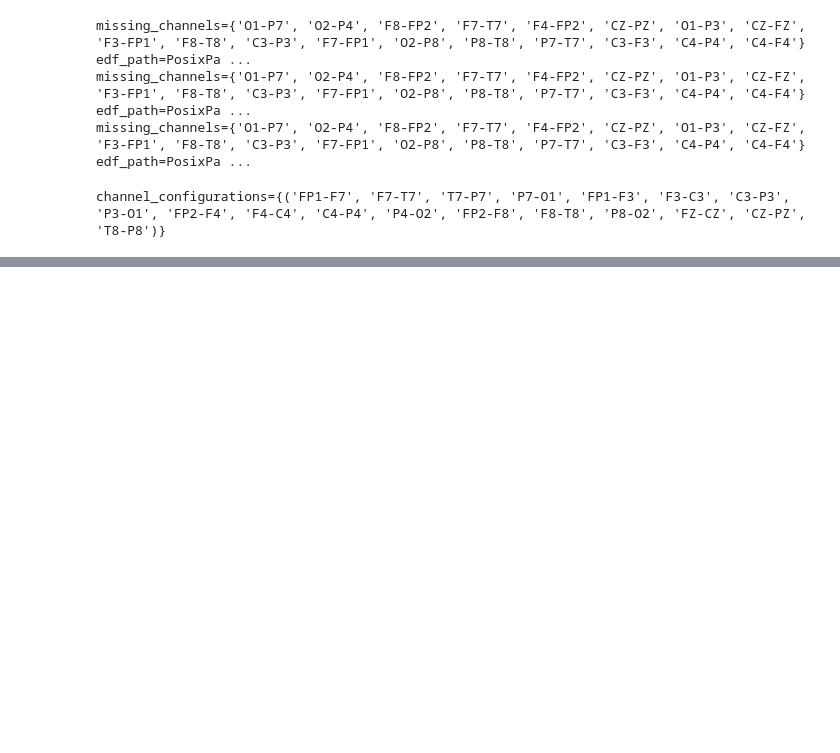
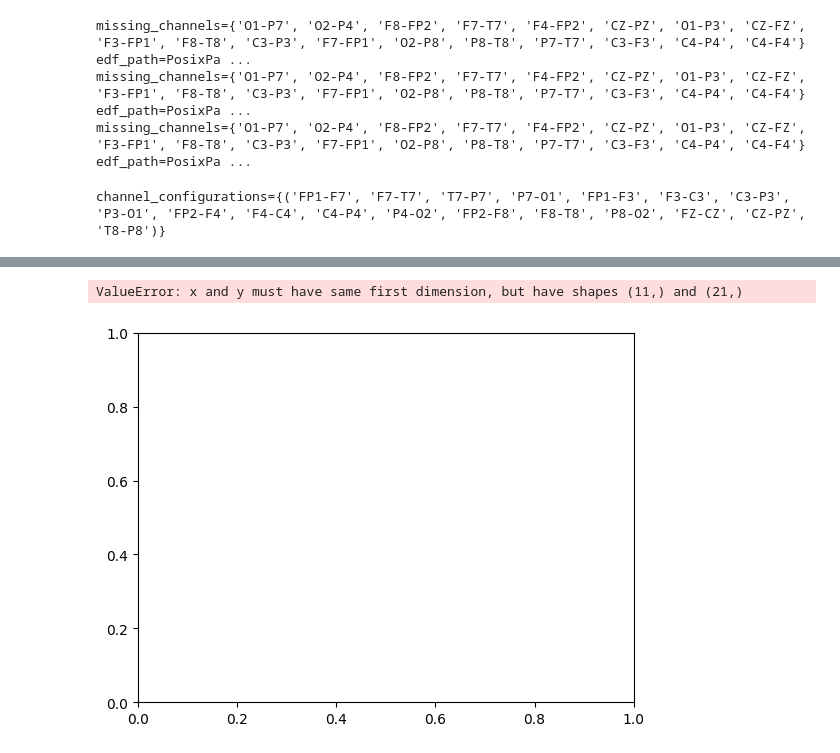
Before and after one commit to UniversityProjectsAtUnisa/epilepsy-prediction_thesis, a Jupyter notebook: scripts/dataset/test.ipynb, the cells around one changed output, grey strips where cells are left out. Saved outputs shown, nothing was run; the diff lists cells and outputs as text; code cells hidden in the pictures; blank space fills up the shorter version.

```diff
--- a/scripts/dataset/test.ipynb
+++ b/scripts/dataset/test.ipynb
@@ -468,0 +509,11 @@ channel_configurations={('FP1-F7', 'F7-T7', 'T7-P7', 'P7-O1', 'FP1-F3', 'F3-C3',
+# %%
+xnew = np.linspace(0, 5, num=30, endpoint=True)
+
+import matplotlib.pyplot as plt
+
+plt.plot(x, y, '-', x, f2(x2), '--')
+
+plt.show()
+# %% [output]
+ValueError: x and y must have same first dimension, but have shapes (11,) and (21,)
+[figure, added]
```
Also changed, not shown: parts of 7 cells of this notebook, 8 other files.
